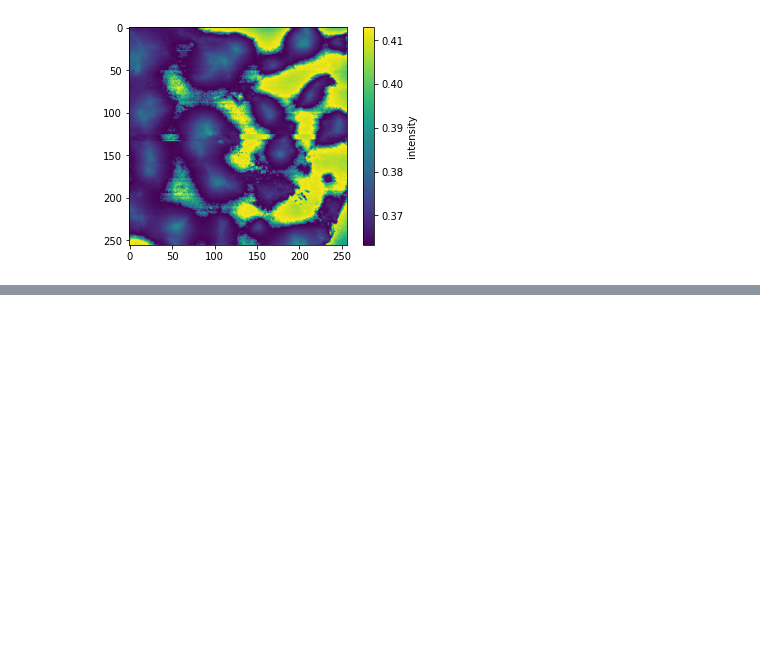
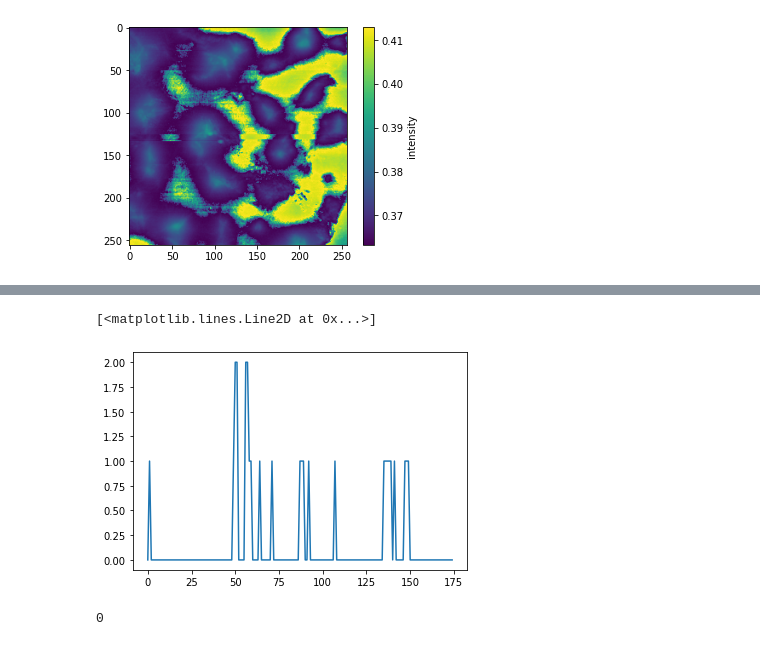
Before and after one commit to mdbresh/HyperUnmixing, a Jupyter notebook: notebooks/HyperUnmixing_muammer.ipynb, the cells around one changed output, grey strips where cells are left out. Cells and saved outputs as stored; diff of their text form; code cells hidden in the pictures; blank space fills up the shorter version.

```diff
--- a/notebooks/HyperUnmixing_muammer.ipynb
+++ b/notebooks/HyperUnmixing_muammer.ipynb
@@ -856,0 +898,9 @@ plt.imshow(rgb2gray(wavenumber_1490), cmap='gray')
+# %%
+plt.plot(elevation_map[75:250, 150])
+# %% [output]
+[<matplotlib.lines.Line2D at 0x...>]
+[figure, added]
+# %%
+elevation_map.min()
+# %% [output]
+0
```
Also changed, not shown: parts of 12 cells of this notebook.
